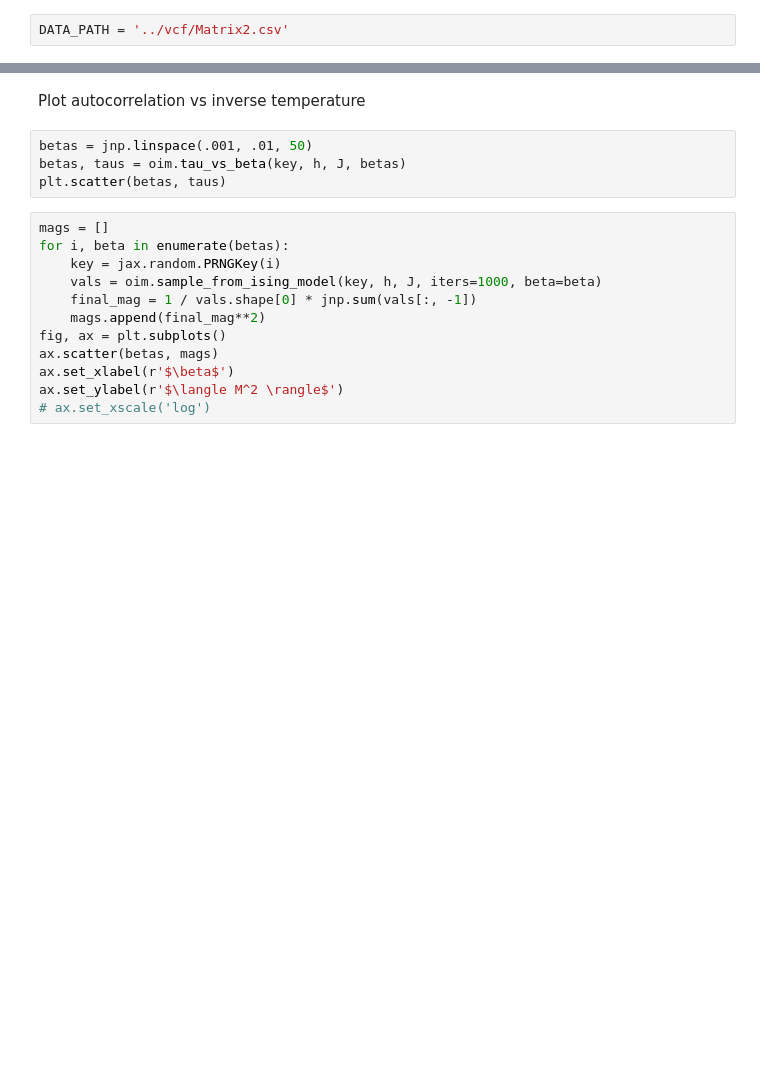
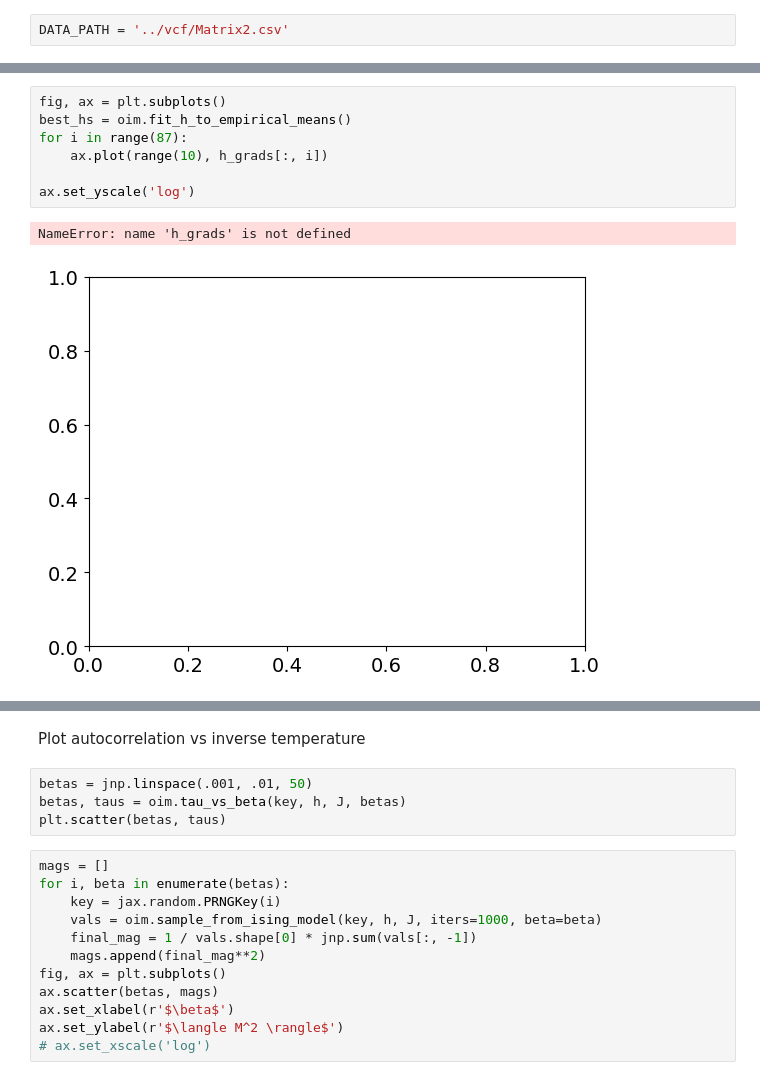
Before and after one commit to juancarlosfdc/noncanonical-olfaction, a Jupyter notebook: ising/fit_ising_model.ipynb, the cells around one changed output, grey strips where cells are left out. Saved outputs shown, nothing was run; the diff lists cells and outputs as text; blank space fills up the shorter version.

```diff
--- a/ising/fit_ising_model.ipynb
+++ b/ising/fit_ising_model.ipynb
@@ -195,0 +446,10 @@ new_h
+# %%
+fig, ax = plt.subplots()
+best_hs = oim.fit_h_to_empirical_means()
+for i in range(87):
+    ax.plot(range(10), h_grads[:, i])
+
+ax.set_yscale('log')
+# %% [output]
+NameError: name 'h_grads' is not defined
+[figure, added]
```
Also changed, not shown: parts of 49 cells of this notebook.
